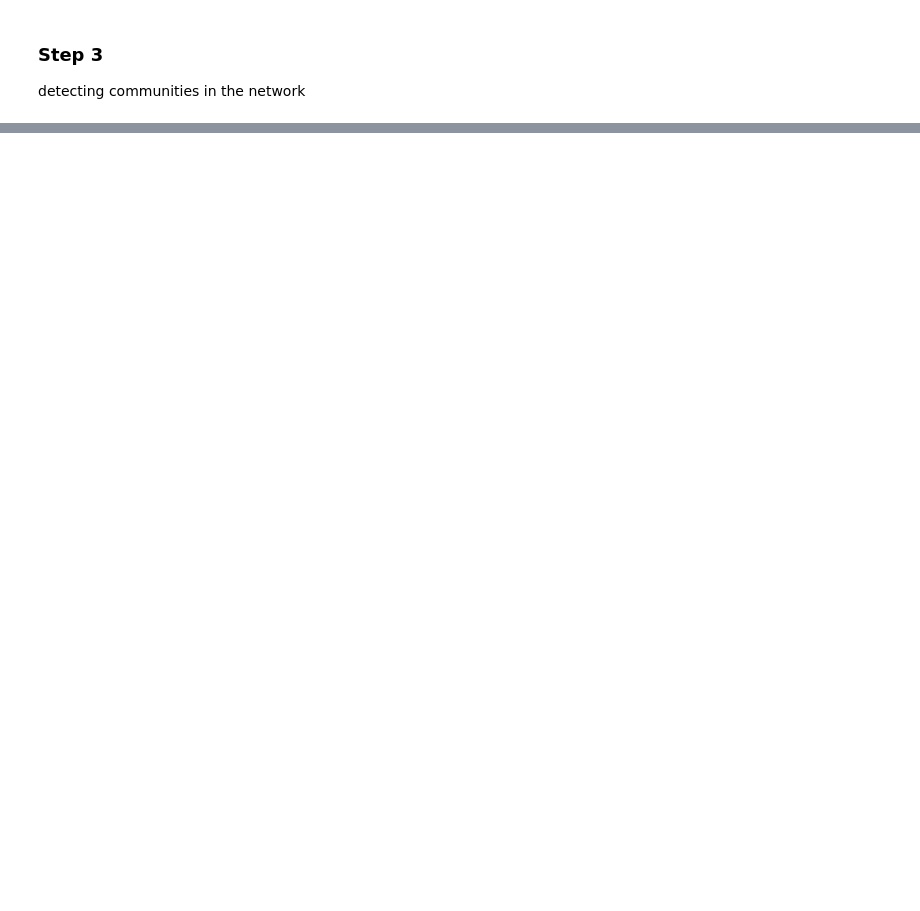
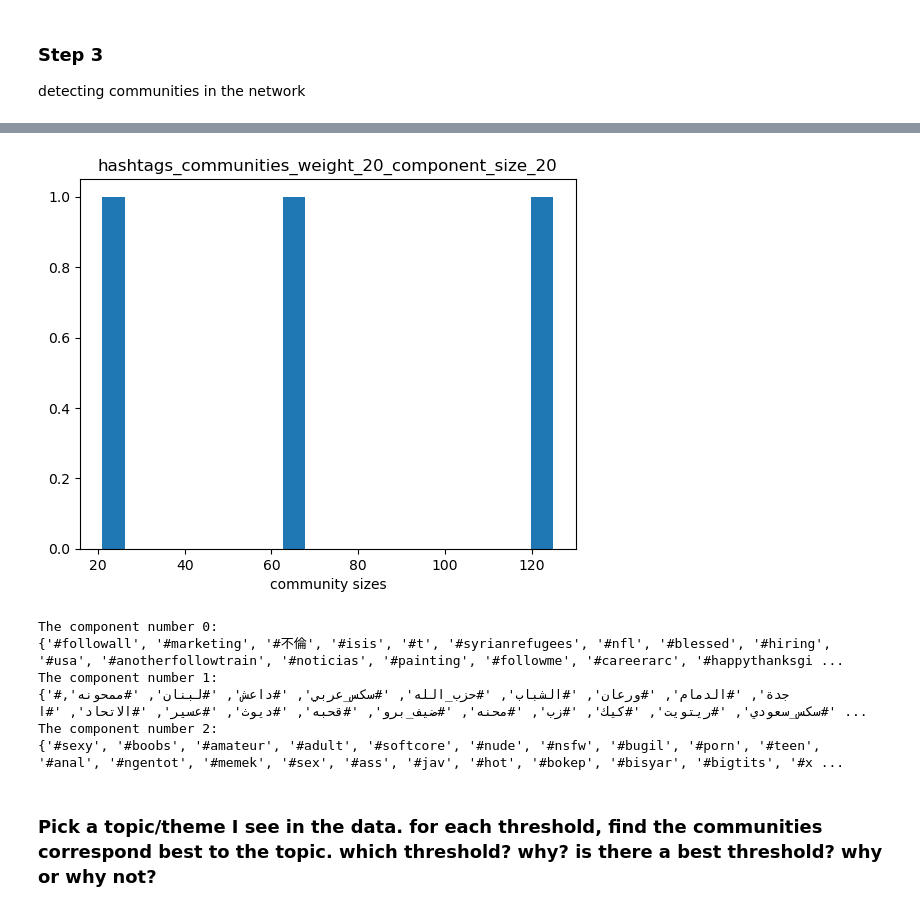
Before and after one commit to yilewang/dynamical_net_sys_class, a Jupyter notebook: lab5/lab5_stub.ipynb, the cells around one changed output, grey strips where cells are left out. Saved outputs shown, nothing was run; the diff lists cells and outputs as text; code cells hidden in the pictures; blank space fills up the shorter version.

```diff
--- a/lab5/lab5_stub.ipynb
+++ b/lab5/lab5_stub.ipynb
@@ -233,0 +359,13 @@ cset = list(nx_comm.label_propagation_communities(G))
+# %%
+# high weight high component size
+network_w_c(G, weights=20, components=20)
+# %% [output]
+[figure, added]
+The component number 0:
+{'#followall', '#marketing', '#不倫', '#isis', '#t', '#syrianrefugees', '#nfl', '#blessed', '#hiring', '#usa', '#anotherfollowtrain', '#noticias', '#painting', '#followme', '#careerarc', '#happythanksgi ...
+The component number 1:
+{'#جدة', '#الدمام', '#ورعان', '#الشباب', '#حزب_الله', '#سكس_عربي', '#داعش', '#لبنان', '#ممحونه', '#سكس_سعودي', '#ريتويت', '#كيك', '#زب', '#محنه', '#ضيف_برو', '#قحبه', '#ديوث', '#عسير', '#الاتحاد', '#ا ...
+The component number 2:
+{'#sexy', '#boobs', '#amateur', '#adult', '#softcore', '#nude', '#nsfw', '#bugil', '#porn', '#teen', '#anal', '#ngentot', '#memek', '#sex', '#ass', '#jav', '#hot', '#bokep', '#bisyar', '#bigtits', '#x ...
+# %% [markdown]
+### Pick a topic/theme I see in the data. for each threshold, find the communities correspond best to the topic. which threshold? why? is there a best threshold? why or why not?
```
Also changed, not shown: parts of 14 cells of this notebook, 4 other files.
